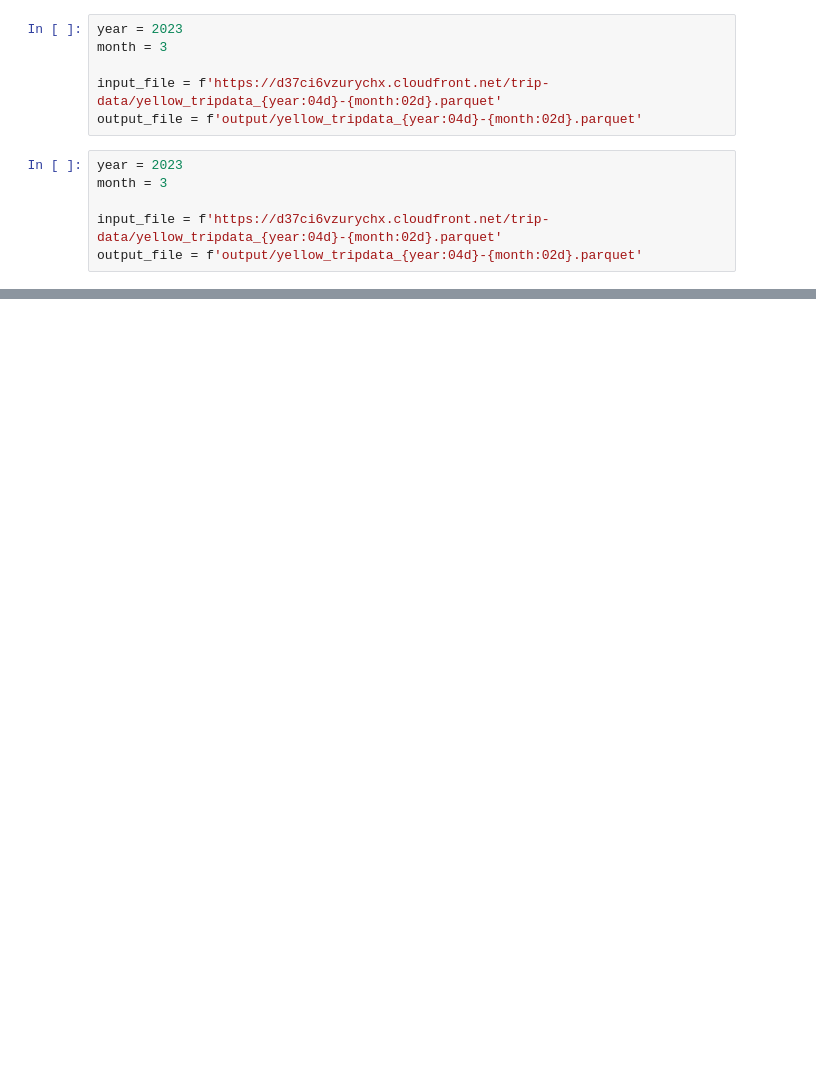
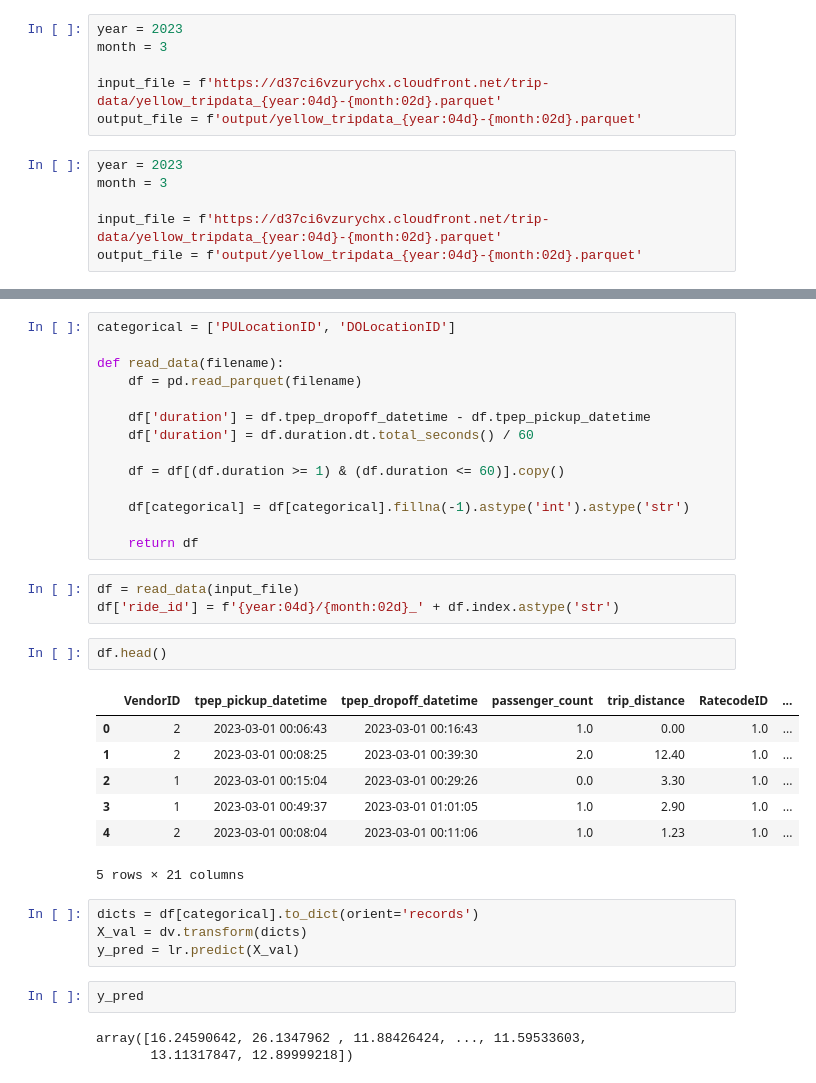
Before and after one commit to vishalsahare3786/mlops_zoomcamp_04_homework_model_deployment, a Jupyter notebook: vishal_04_homework_model_deployment.ipynb, the cells around one changed output, grey strips where cells are left out. Saved outputs shown, nothing was run; the diff lists cells and outputs as text; blank space fills up the shorter version.

```diff
--- a/vishal_04_homework_model_deployment.ipynb
+++ b/vishal_04_homework_model_deployment.ipynb
@@ -40,0 +96,36 @@ FileNotFoundError: [Errno 2] No such file or directory: 'model.bin'
+# %%
+categorical = ['PULocationID', 'DOLocationID']
+
+def read_data(filename):
+    df = pd.read_parquet(filename)
+
+    df['duration'] = df.tpep_dropoff_datetime - df.tpep_pickup_datetime
+    df['duration'] = df.duration.dt.total_seconds() / 60
+
+    df = df[(df.duration >= 1) & (df.duration <= 60)].copy()
+
+    df[categorical] = df[categorical].fillna(-1).astype('int').astype('str')
+
+    return df
+# %%
+df = read_data(input_file)
+df['ride_id'] = f'{year:04d}/{month:02d}_' + df.index.astype('str')
+# %%
+df.head()
+# %% [output]
+|  | VendorID | tpep_pickup_datetime | tpep_dropoff_datetime | passenger_count | trip_distance | RatecodeID | ... |
+| 0 | 2 | 2023-03-01 00:06:43 | 2023-03-01 00:16:43 | 1.0 | 0.00 | 1.0 | ... |
+| 1 | 2 | 2023-03-01 00:08:25 | 2023-03-01 00:39:30 | 2.0 | 12.40 | 1.0 | ... |
+| 2 | 1 | 2023-03-01 00:15:04 | 2023-03-01 00:29:26 | 0.0 | 3.30 | 1.0 | ... |
+| 3 | 1 | 2023-03-01 00:49:37 | 2023-03-01 01:01:05 | 1.0 | 2.90 | 1.0 | ... |
+| 4 | 2 | 2023-03-01 00:08:04 | 2023-03-01 00:11:06 | 1.0 | 1.23 | 1.0 | ... |
+5 rows × 21 columns
+# %%
+dicts = df[categorical].to_dict(orient='records')
+X_val = dv.transform(dicts)
+y_pred = lr.predict(X_val)
+# %%
+y_pred
+# %% [output]
+array([16.24590642, 26.1347962 , 11.88426424, ..., 11.59533603,
+       13.11317847, 12.89999218])
```
Also changed, not shown: parts of 16 cells of this notebook, 2 other files.
